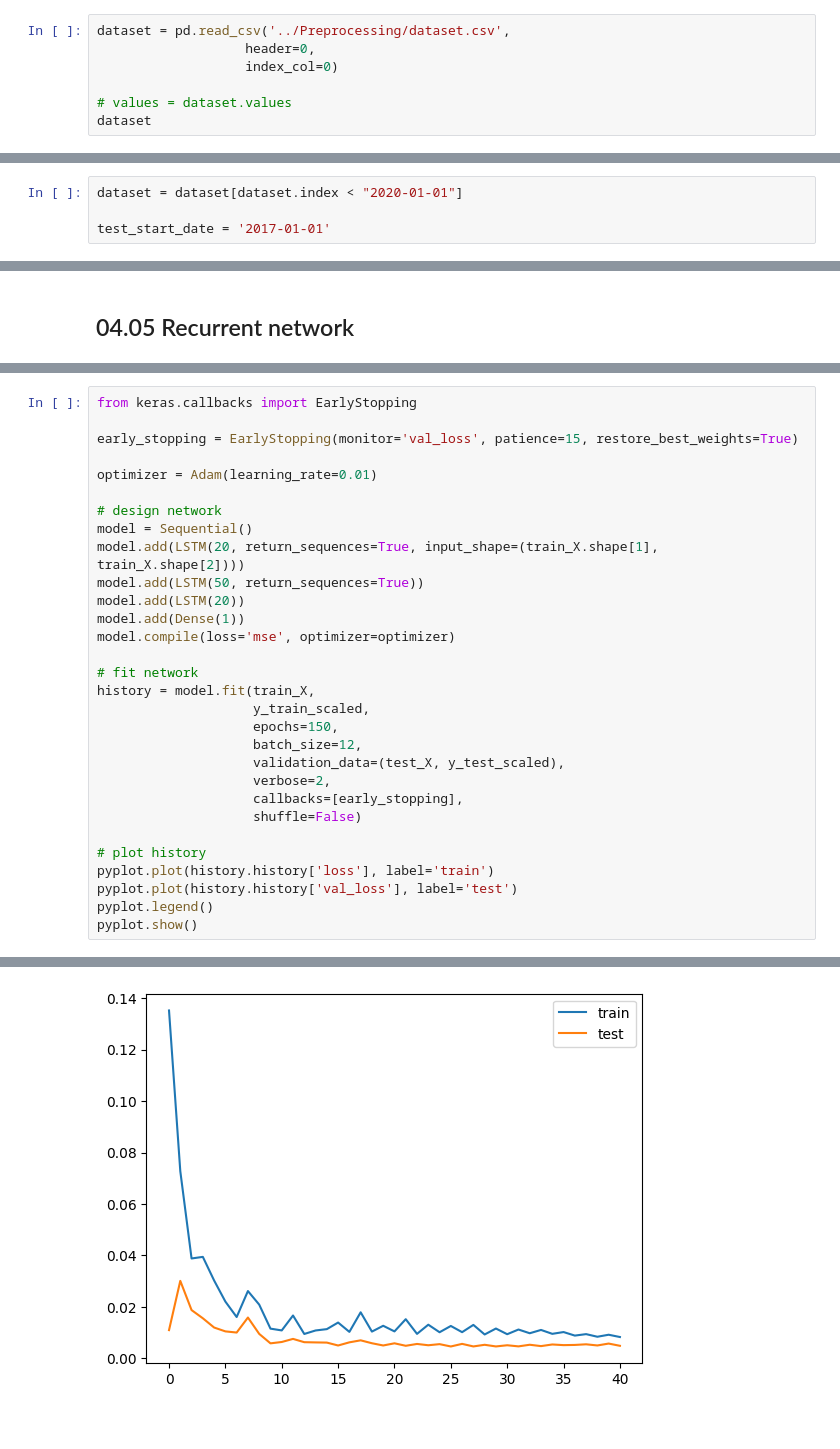
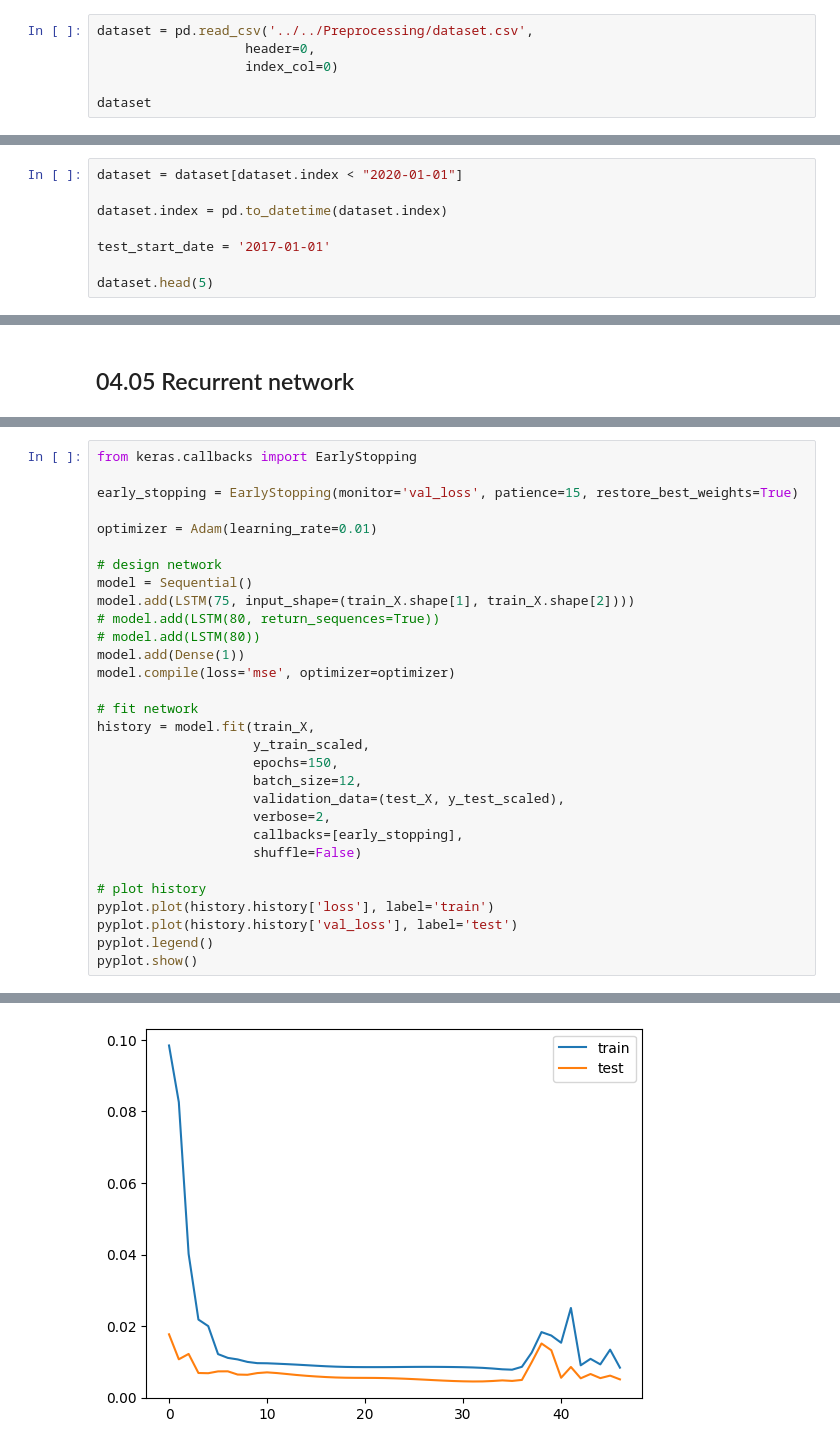
Before and after one commit to cirobezerra1/CMP263MachineLearning, a Jupyter notebook: Model/with datasus features/lstm_with_datasus.ipynb, the cells around one changed output, grey strips where cells are left out. Saved outputs shown, nothing was run; the diff lists cells and outputs as text.

```diff
--- a/Model/with datasus features/lstm_with_datasus.ipynb
+++ b/Model/with datasus features/lstm_with_datasus.ipynb
@@ -127,11 +127,10 @@ def build_model(hp):
 # %% [markdown]
 # 02.Importing Datasets
 # %%
-dataset = pd.read_csv('../Preprocessing/dataset.csv',
+dataset = pd.read_csv('../../Preprocessing/dataset.csv',
                    header=0,
                    index_col=0)
 
-# values = dataset.values
 dataset
 # %% [output]
 |  | hospitalizations | hospitalizations_lag_3 | average_stay_lag_3 | deaths_lag_3 | mortality_rate_lag_3 | ... |
@@ -167,4 +166,8 @@ Index(['hospitalizations', 'hospitalizations_lag_3', 'average_stay_lag_3',
 # %%
 dataset = dataset[dataset.index < "2020-01-01"]
 
+dataset.index = pd.to_datetime(dataset.index)
+
 test_start_date = '2017-01-01'
+
+dataset.head(5)
@@ -242,9 +251,9 @@ optimizer = Adam(learning_rate=0.01)
 
 # design network
 model = Sequential()
-model.add(LSTM(20, return_sequences=True, input_shape=(train_X.shape[1], train_X.shape[2])))
-model.add(LSTM(50, return_sequences=True))
-model.add(LSTM(20))
+model.add(LSTM(75, input_shape=(train_X.shape[1], train_X.shape[2])))
+# model.add(LSTM(80, return_sequences=True))
+# model.add(LSTM(80))
 model.add(Dense(1))
 model.compile(loss='mse', optimizer=optimizer)
 
@@ -284,4 +294,4 @@ Epoch 41/100
-[figure, old version]
+[figure, new version]
 # %%
 model.summary()
 # %% [output]
```
Also changed, not shown: parts of 10 cells of this notebook.
